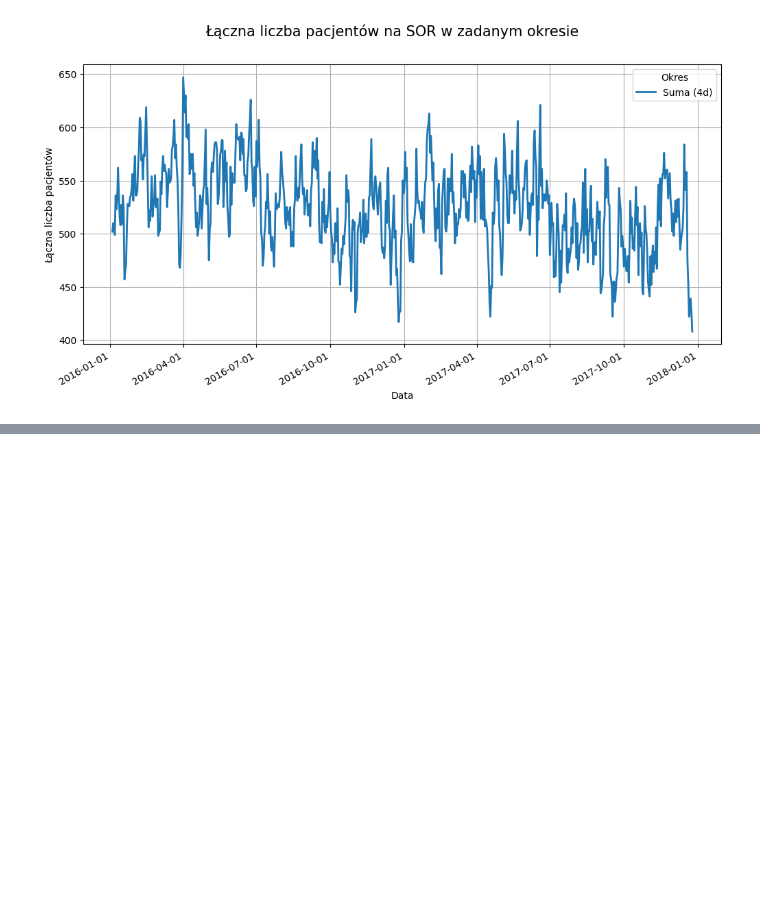
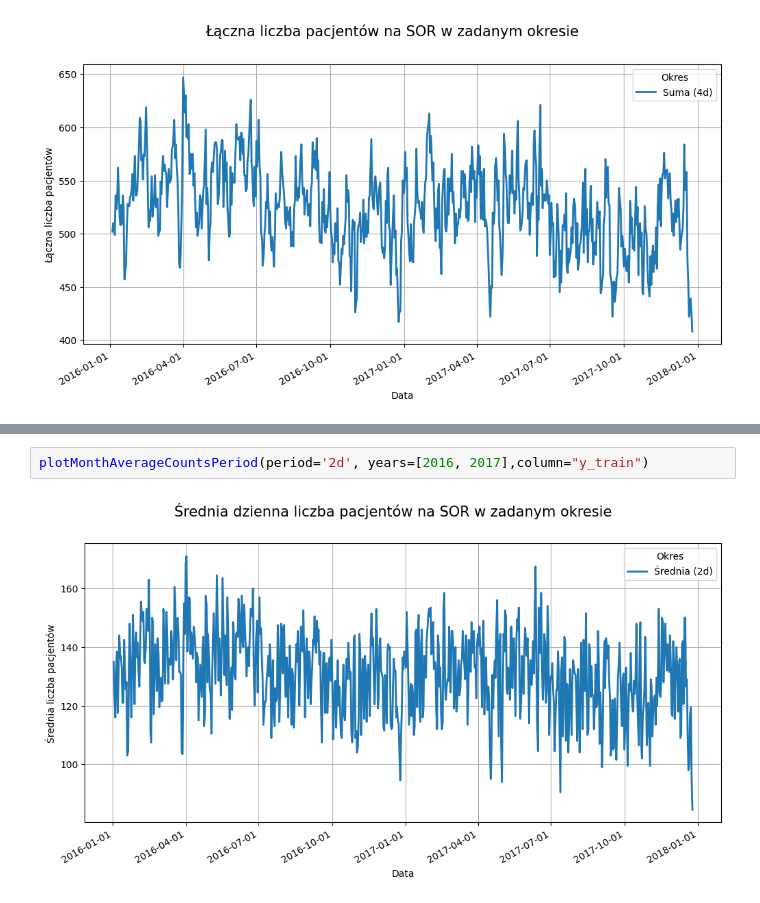
Before and after one commit to Nekq1601/Jupyter_SOR, a Jupyter notebook: Praktyki_SOR.ipynb, the cells around one changed output, grey strips where cells are left out. Saved outputs shown, nothing was run; the diff lists cells and outputs as text; blank space fills up the shorter version.

Commit message:
add plotMonthAverageCountsPeriod() function

```diff
--- a/Praktyki_SOR.ipynb
+++ b/Praktyki_SOR.ipynb
@@ -193,0 +240,4 @@ plotMonthSumCountsPeriod(period='4d', years=[2016, 2017],column="y_train")
+# %%
+plotMonthAverageCountsPeriod(period='2d', years=[2016, 2017],column="y_train")
+# %% [output]
+[figure, added]
```
Also changed, not shown: parts of 3 cells of this notebook.
